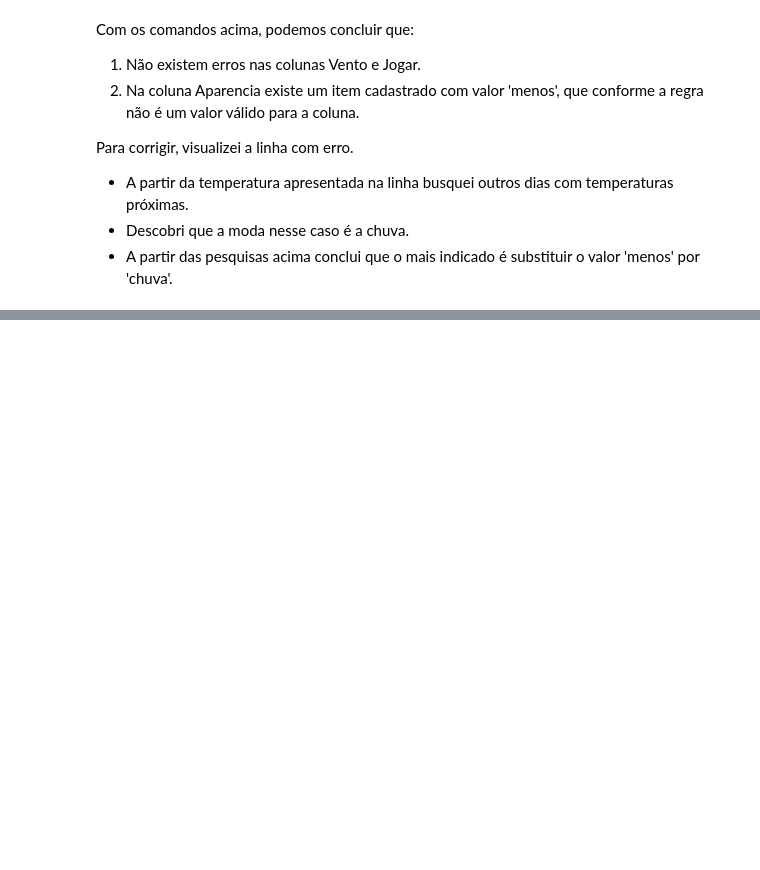
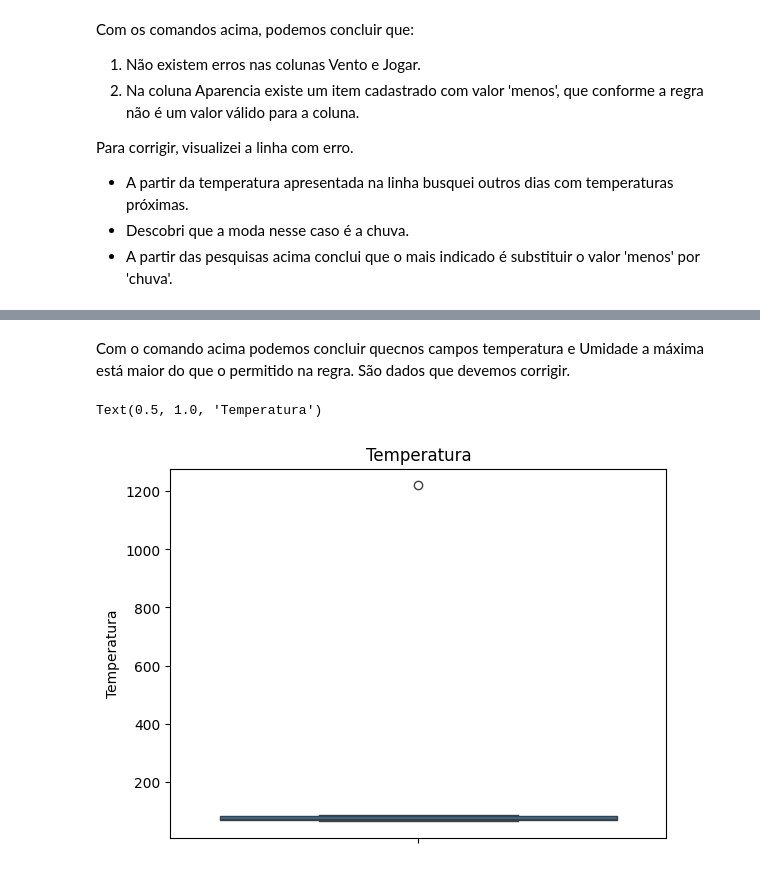
Before and after one commit to DiegoRCarvalho/python-exercicios-01-limpar-dados, a Jupyter notebook: limpar.ipynb, the cells around one changed output, grey strips where cells are left out. Saved outputs shown, nothing was run; the diff lists cells and outputs as text; code cells hidden in the pictures; blank space fills up the shorter version.

Commit message:
Explorar dados numéricos

```diff
--- a/limpar.ipynb
+++ b/limpar.ipynb
@@ -101,0 +116,7 @@ Para corrigir, visualizei a linha com erro.
+# %% [markdown]
+Com o comando acima podemos concluir quecnos campos temperatura e Umidade a máxima está maior do que o permitido na regra. São dados que devemos corrigir.
+# %%
+srn.boxplot(dataset['Temperatura']).set_title('Temperatura')
+# %% [output]
+Text(0.5, 1.0, 'Temperatura')
+[figure, added]
```
Also changed, not shown: parts of 17 cells of this notebook.
